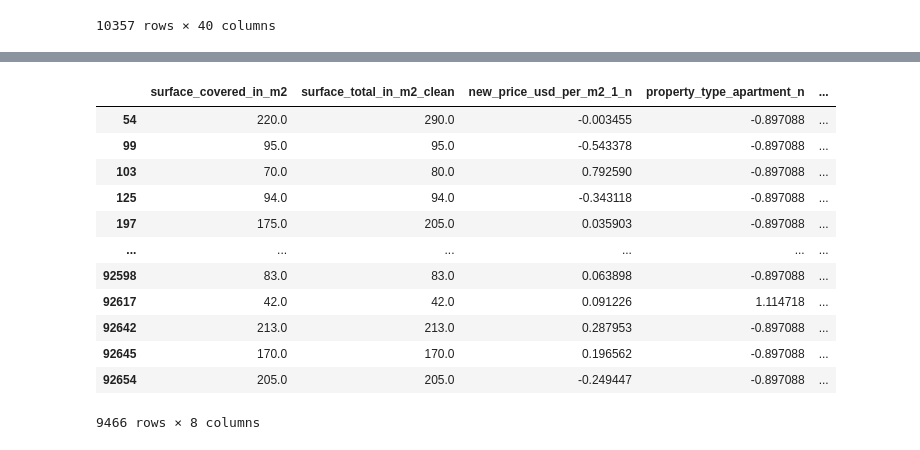
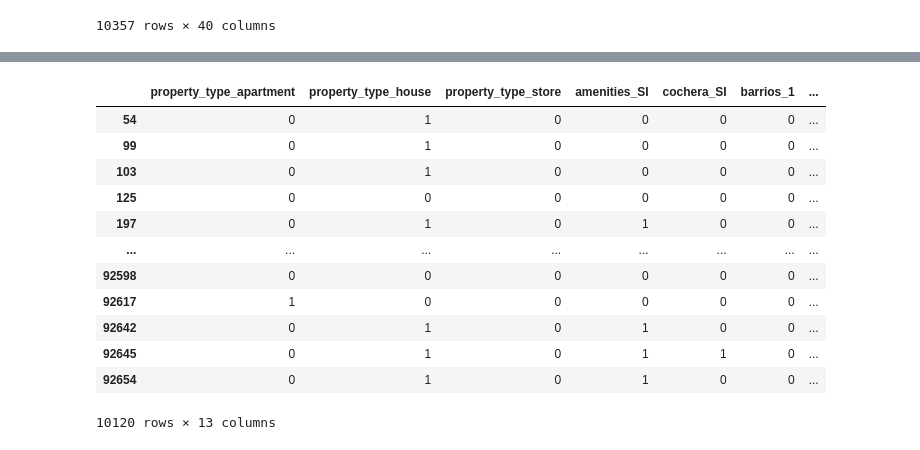
Before and after one commit to giustipatricio/grupo4-1120_ed_13, a Jupyter notebook: Entrega 2/Entrega 2.ipynb, the cells around one changed output, grey strips where cells are left out. Saved outputs shown, nothing was run; the diff lists cells and outputs as text; code cells hidden in the pictures.

```diff
--- a/Entrega 2/Entrega 2.ipynb
+++ b/Entrega 2/Entrega 2.ipynb
@@ -395,0 +457,11 @@ array([    0.        ,  2333.33333333,  1944.44444444,  2156.25      ,
+# %%
+df_bsas_sur_dummies.loc[bsas_min, "barrios_1"] = 1
+df_bsas_sur_dummies.loc[bsas_2000, "barrios_2"] = 1
+df_bsas_sur_dummies.loc[bsas_3200, "barrios_3"] = 1
+df_bsas_sur_dummies.loc[bsas_max, "barrios_4"] = 1
+
+df_bsas_sur_dummies["barrios_1"] = df_bsas_sur_dummies["barrios_1"].replace("",0)
+df_bsas_sur_dummies["barrios_2"] = df_bsas_sur_dummies["barrios_2"].replace("",0)
+df_bsas_sur_dummies["barrios_3"] = df_bsas_sur_dummies["barrios_3"].replace("",0)
+df_bsas_sur_dummies["barrios_4"] = df_bsas_sur_dummies["barrios_4"].replace("",0)
+df_bsas_sur_dummies
@@ -396,10 +482,10 @@ array([    0.        ,  2333.33333333,  1944.44444444,  2156.25      ,
 # %%
 #regularizacion de variables no numericas dropeandolas
-df_bsas_sur_dummies_drop = df_bsas_sur_dummies.drop(["pileta","parrilla","jardin","gym",'Unnamed: 0','new_rooms_clean',"place_with_parent_names", 'operation', 'place_name',"country_name","geonames_id","lat-lon","lat","lon","price","currency","price_aprox_local_currency","price_aprox_usd","surface_total_in_m2","price_usd_per_m2","price_per_m2","floor", "rooms",	"expenses",	"properati_url",	"description",	"title",	"image_thumbnail",	"counter",	"nulos","new_rooms", "place_name_clean"  ], axis=1)
+df_bsas_sur_dummies_drop = df_bsas_sur_dummies.drop(["pileta","parrilla","jardin","gym",'Unnamed: 0',"place_with_parent_names", 'operation', 'place_name',"country_name","geonames_id","lat-lon","lat","lon","price","currency","price_aprox_local_currency","price_aprox_usd","surface_total_in_m2","price_usd_per_m2","price_per_m2","floor", "rooms",	"expenses",	"properati_url",	"description",	"title",	"image_thumbnail",	"counter",	"nulos","new_rooms", "place_name_clean"  ], axis=1)
 # %%
 #topes maximos y minimos, tenemos que hacer max i min cuadrados para que esto sea justificado correctamente
 df_bsas_sur_dummies_drop = df_bsas_sur_dummies_drop[df_bsas_sur_dummies_drop['new_price_usd_per_m2_1'] < 4500]
-df_bsas_sur_dummies_drop = df_bsas_sur_dummies_drop[df_bsas_sur_dummies_drop['new_price_usd_per_m2_1'] > 300]
+df_bsas_sur_dummies_drop = df_bsas_sur_dummies_drop[df_bsas_sur_dummies_drop['new_price_usd_per_m2_1'] > 100]
 #df_caba = df_caba.new_price_usd_per_m2_1
 df_bsas_sur_dummies_drop
 # %% [output]
@@ -425,40 +511,31 @@ df_bsas_sur_minmax = df_bsas_sur_dummies_drop
 scaler = preprocessing.MinMaxScaler()
 
 df_bsas_sur_minmax["new_price_usd_per_m2_1_n"] = scaler.fit_transform(df_bsas_sur_minmax[["new_price_usd_per_m2_1"]])
-df_bsas_sur_minmax["property_type_apartment_n"] = scaler.fit_transform(df_bsas_sur_minmax[["property_type_apartment"]])
-df_bsas_sur_minmax["property_type_house_n"] = scaler.fit_transform(df_bsas_sur_minmax[["property_type_house"]])
-df_bsas_sur_minmax["property_type_store_n"] = scaler.fit_transform(df_bsas_sur_minmax[["property_type_store"]])
-df_bsas_sur_minmax["amenities_SI_n"] = scaler.fit_transform(df_bsas_sur_minmax[["amenities_SI"]])
-df_bsas_sur_minmax["cochera_SI_n"] = scaler.fit_transform(df_bsas_sur_minmax[["cochera_SI"]])
-df_bsas_sur_minmax["BSAS_Sur_mas_caros"] = scaler.fit_transform(df_bsas_sur_minmax[["BSAS_Sur_mas_caros"]])
 #estandarizamos por Scale las variables, debemos de probar las diferentes estandarizaciones para ver si alguna mejora el resultado del set
 df_bsas_sur_scale["new_price_usd_per_m2_1_n"] = preprocessing.scale(df_bsas_sur_scale["new_price_usd_per_m2_1"])
-df_bsas_sur_scale["property_type_apartment_n"] = preprocessing.scale(df_bsas_sur_scale["property_type_apartment"])
-df_bsas_sur_scale["property_type_house_n"] = preprocessing.scale(df_bsas_sur_scale["property_type_house"])
-df_bsas_sur_scale["property_type_store_n"] = preprocessing.scale(df_bsas_sur_scale["property_type_store"])
-df_bsas_sur_scale["amenities_SI_n"] = preprocessing.scale(df_bsas_sur_scale["amenities_SI"])
-df_bsas_sur_scale["cochera_SI_n"] = preprocessing.scale(df_bsas_sur_scale["cochera_SI"])
-df_bsas_sur_scale["BSAS_Sur_mas_caros"] = preprocessing.scale(df_bsas_sur_scale["BSAS_Sur_mas_caros"])
+df_bsas_sur_scale["surface_total_in_m2_clean_n"] = preprocessing.scale(df_bsas_sur_scale["surface_total_in_m2_clean"])
+df_bsas_sur_scale["surface_covered_in_m2_n"] = preprocessing.scale(df_bsas_sur_scale["surface_covered_in_m2"])
+df_bsas_sur_scale["new_rooms_clean_n"] = preprocessing.scale(df_bsas_sur_scale["new_rooms_clean"])
 # %%
 #dropeamos las variables excedentes
-df_bsas_sur_minmax = df_bsas_sur_minmax.drop(["new_price_usd_per_m2_1","property_type_apartment","property_type_house","property_type_store","amenities_SI","cochera_SI","BSAS_Sur_mas_caros"], axis=1)
-df_bsas_sur_scale = df_bsas_sur_scale.drop(["new_price_usd_per_m2_1","property_type_apartment","property_type_house","property_type_store","amenities_SI","cochera_SI","BSAS_Sur_mas_caros"], axis=1)
-df_bsas_sur_dummies_drop = df_bsas_sur_dummies_drop.drop(["new_price_usd_per_m2_1_n","property_type_apartment_n","property_type_house_n","property_type_store_n","amenities_SI_n","cochera_SI_n"], axis=1)
-df_bsas_sur_minmax
+df_bsas_sur_minmax = df_bsas_sur_minmax.drop(["new_price_usd_per_m2_1","new_rooms_clean","surface_covered_in_m2","surface_total_in_m2_clean"], axis=1)
+df_bsas_sur_scale = df_bsas_sur_scale.drop(["new_price_usd_per_m2_1","new_rooms_clean","surface_covered_in_m2","surface_total_in_m2_clean"], axis=1)
+df_bsas_sur_dummies_drop = df_bsas_sur_dummies_drop.drop(["new_price_usd_per_m2_1_n","new_rooms_clean_n","surface_covered_in_m2_n","surface_total_in_m2_clean_n"], axis=1)
+df_bsas_sur_scale
 # %% [output]
-|  | surface_covered_in_m2 | surface_total_in_m2_clean | new_price_usd_per_m2_1_n | property_type_apartment_n | ... |
-| 54 | 220.0 | 290.0 | -0.003455 | -0.897088 | ... |
-| 99 | 95.0 | 95.0 | -0.543378 | -0.897088 | ... |
-| 103 | 70.0 | 80.0 | 0.792590 | -0.897088 | ... |
-| 125 | 94.0 | 94.0 | -0.343118 | -0.897088 | ... |
-| 197 | 175.0 | 205.0 | 0.035903 | -0.897088 | ... |
-| ... | ... | ... | ... | ... | ... |
-| 92598 | 83.0 | 83.0 | 0.063898 | -0.897088 | ... |
-| 92617 | 42.0 | 42.0 | 0.091226 | 1.114718 | ... |
-| 92642 | 213.0 | 213.0 | 0.287953 | -0.897088 | ... |
-| 92645 | 170.0 | 170.0 | 0.196562 | -0.897088 | ... |
-| 92654 | 205.0 | 205.0 | -0.249447 | -0.897088 | ... |
+|  | property_type_apartment | property_type_house | property_type_store | amenities_SI | cochera_SI | barrios_1 | ... |
+| 54 | 0 | 1 | 0 | 0 | 0 | 0 | ... |
+| 99 | 0 | 1 | 0 | 0 | 0 | 0 | ... |
+| 103 | 0 | 1 | 0 | 0 | 0 | 0 | ... |
+| 125 | 0 | 0 | 0 | 0 | 0 | 0 | ... |
+| 197 | 0 | 1 | 0 | 1 | 0 | 0 | ... |
+| ... | ... | ... | ... | ... | ... | ... | ... |
+| 92598 | 0 | 0 | 0 | 0 | 0 | 0 | ... |
+| 92617 | 1 | 0 | 0 | 0 | 0 | 0 | ... |
+| 92642 | 0 | 1 | 0 | 1 | 0 | 0 | ... |
+| 92645 | 0 | 1 | 0 | 1 | 1 | 0 | ... |
+| 92654 | 0 | 1 | 0 | 1 | 0 | 0 | ... |
-9466 rows × 8 columns
+10120 rows × 13 columns
 # %%
 #Quitamos las variables que no vamos a incluir en el modelo
 
```
Also changed, not shown: parts of 107 cells of this notebook.
